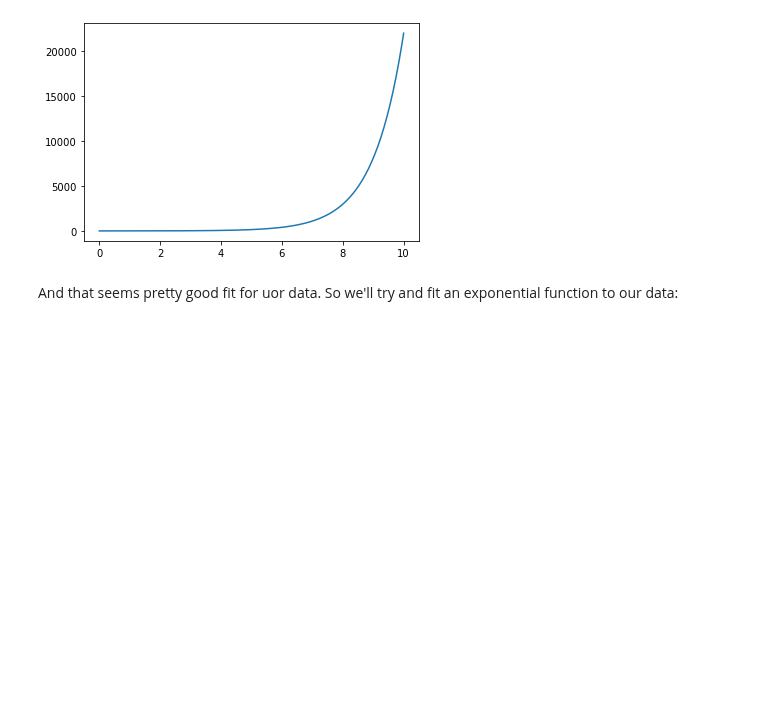
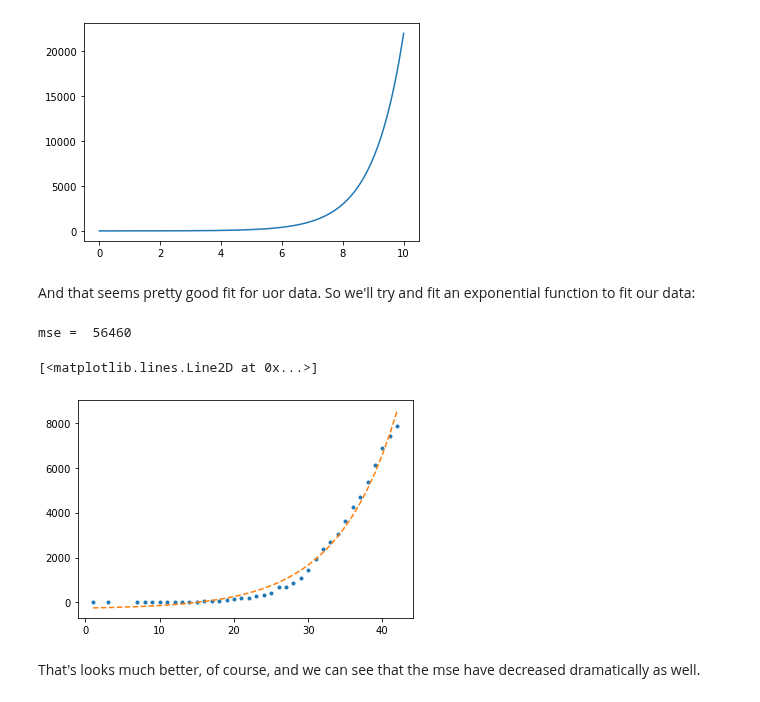
Before and after one commit to razbareli/Applied-Competitive-Lab-in-Data-Science-67818, a Jupyter notebook: week2/sol2.ipynb, the cells around one changed output. Saved outputs shown, nothing was run; the diff lists cells and outputs as text; code cells hidden in the pictures; blank space fills up the shorter version.

```diff
--- a/week2/sol2.ipynb
+++ b/week2/sol2.ipynb
@@ -474,4 +476,32 @@ plt.plot(x1,x2)
 [<matplotlib.lines.Line2D at 0x...>]
 [figure]
 # %% [markdown]
-And that seems pretty good fit for uor data. So we'll try and fit an exponential function to our data:
+And that seems pretty good fit for uor data. So we'll try and fit an exponential function to fit our data:
+# %%
+import scipy.optimize
+
+def exp(x, m, t, b):
+    return m * np.exp(t * x) + b
+
+X = df.day_num
+y = df.detected
+
+# fit
+params, cv = scipy.optimize.curve_fit(exp, X, y)
+m, t, b = params
+
+# predict
+pred = np.array([exp(x, m, t, b) for x in X])
+
+# mse
+print("mse = ", round(mean_squared_error(y, pred)))
+
+# plot
+plt.plot(X, y, '.')
+plt.plot(X, exp(X, m, t, b), '--')
+# %% [output]
+mse =  56460
+[<matplotlib.lines.Line2D at 0x...>]
+[figure, added]
+# %% [markdown]
+That's looks much better, of course, and we can see that the mse have decreased dramatically as well.
```
Also changed, not shown: parts of 2 cells of this notebook.
